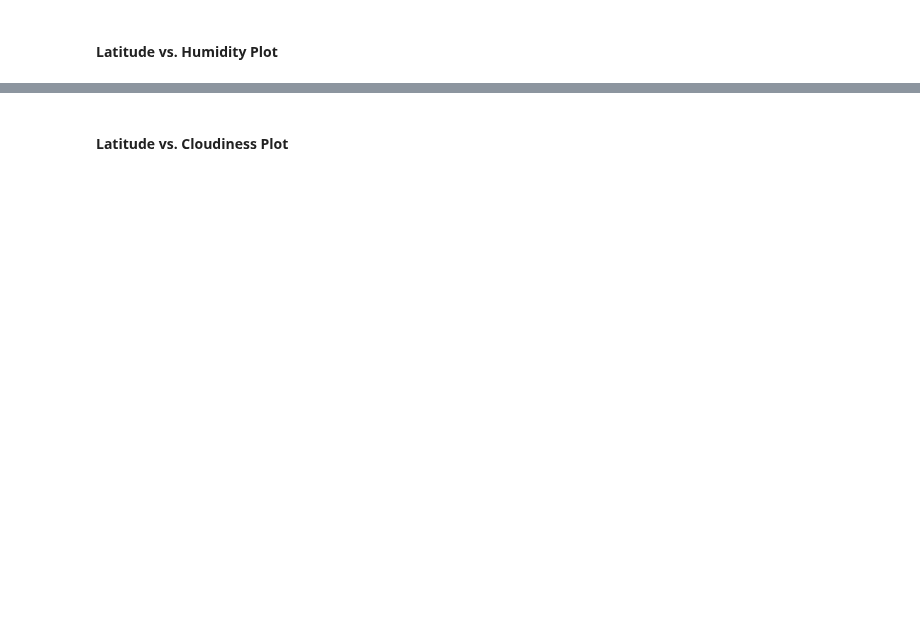
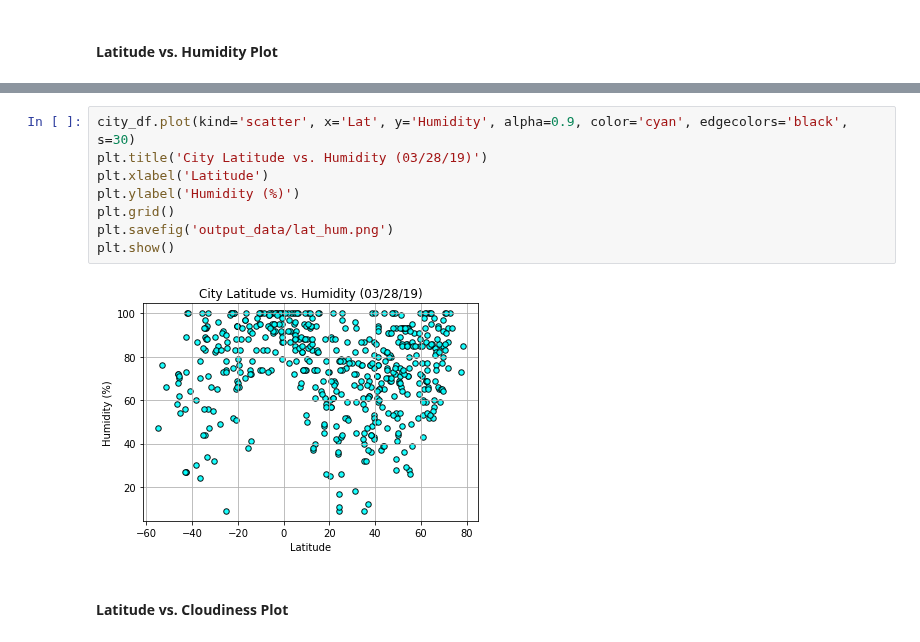
Before and after one commit to ticalisoul/Unit-6-PythonAPIs-Homework, a Jupyter notebook: WeatherPy.ipynb, the cells around one changed output, grey strips where cells are left out. Saved outputs shown, nothing was run; the diff lists cells and outputs as text; blank space fills up the shorter version.

```diff
--- a/WeatherPy.ipynb
+++ b/WeatherPy.ipynb
@@ -123,2 +166,12 @@ dtype: int64
+# %%
+city_df.plot(kind='scatter', x='Lat', y='Humidity', alpha=0.9, color='cyan', edgecolors='black', s=30)
+plt.title('City Latitude vs. Humidity (03/28/19)')
+plt.xlabel('Latitude')
+plt.ylabel('Humidity (%)')
+plt.grid()
+plt.savefig('output_data/lat_hum.png')
+plt.show()
+# %% [output]
+[figure, added]
 # %% [markdown]
 #### Latitude vs. Cloudiness Plot
```
Also changed, not shown: parts of 16 cells of this notebook, 8 other files.
